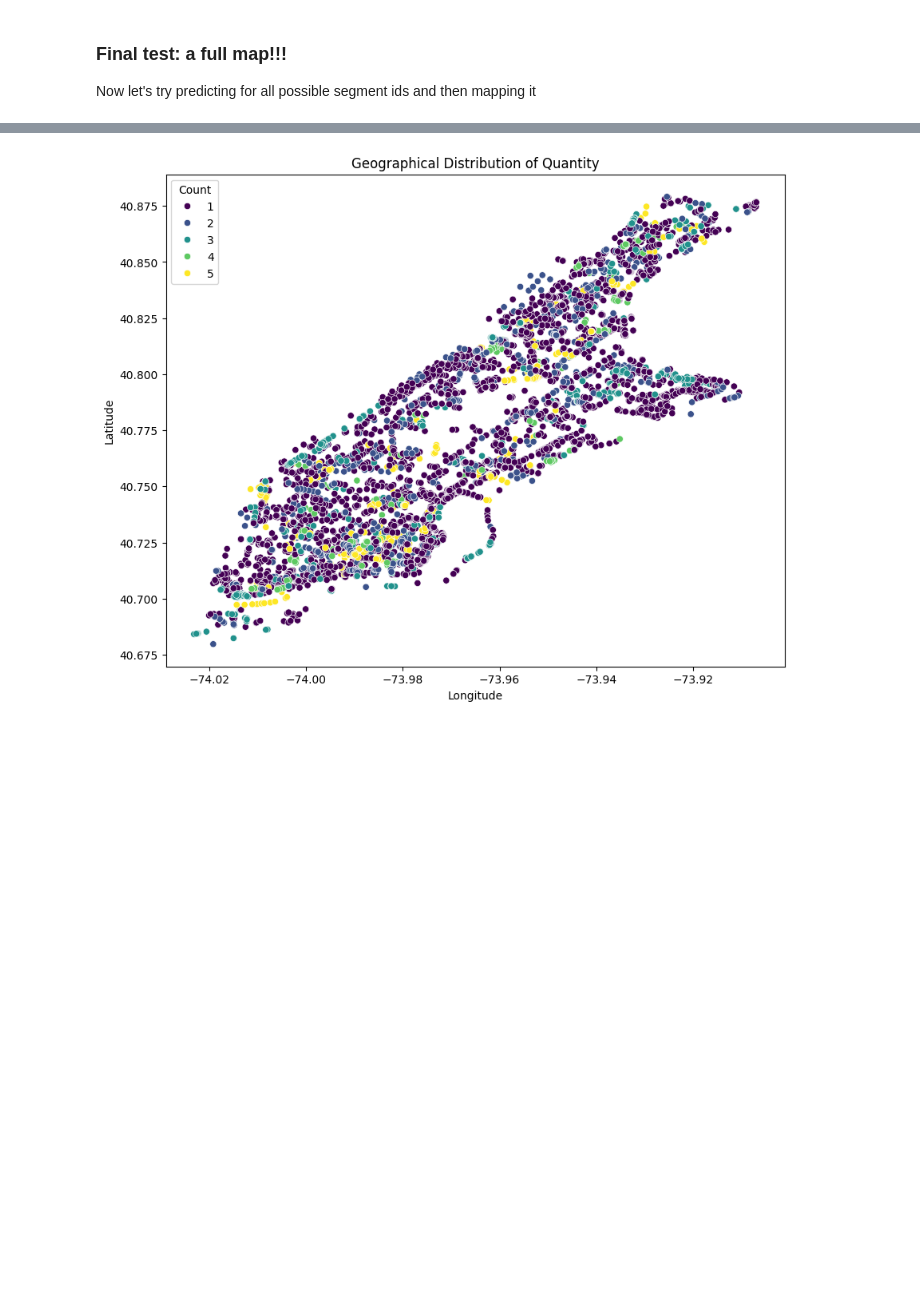
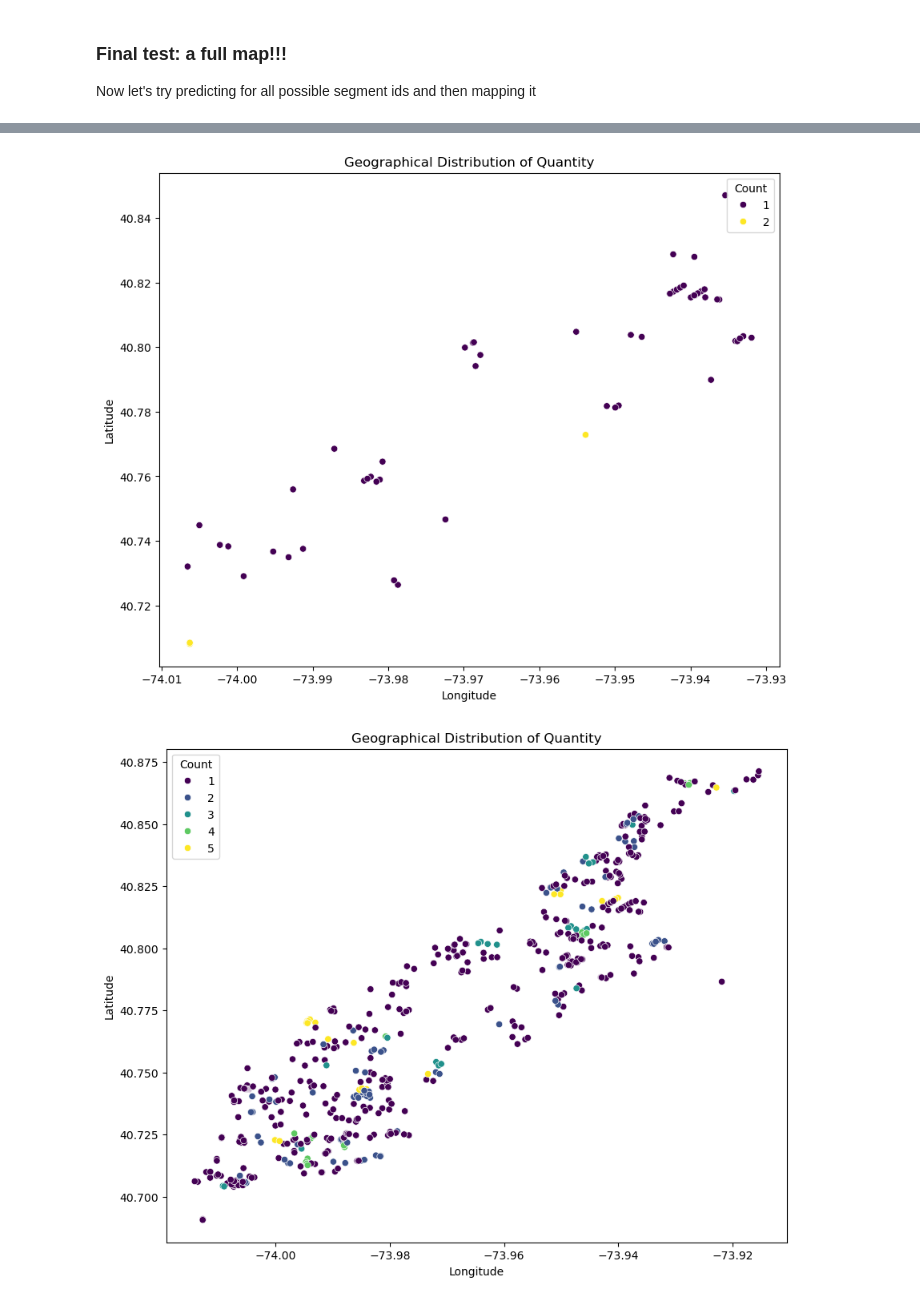
Before and after one commit to ziyuezhangd/accessibility-app, a Jupyter notebook: ml/noise-model-with-clustering.ipynb, the cells around one changed output, grey strips where cells are left out. Drawn from its saved outputs; the diff is of its cells as text; code cells hidden in the pictures; blank space fills up the shorter version.

```diff
--- a/ml/noise-model-with-clustering.ipynb
+++ b/ml/noise-model-with-clustering.ipynb
@@ -23,6 +23,6 @@ import geopandas as gpd
 # %%
 GDB_FILE = r"output/filtered-lion.gdb"
 
-lion_gdf = gpd.read_file(GDB_FILE, engine='pyogrio', layer='lion')
+lion_gdf = gpd.read_file(GDB_FILE, engine='pyogrio')
 lion_gdf['SegmentID'].unique().size
 # %% [output]
@@ -393,7 +393,3 @@ Name: count, dtype: int64
 # %% [markdown]
 ### Final test: a full map!!!
 Now let's try predicting for all possible segment ids and then mapping it
-# %%
-lion_gdf = gpd.read_file(GDB_FILE, engine='pyogrio', layer='lion')
-lion_gdf = lion_gdf[lion_gdf.LBoro == 1]
-all_segment_ids = lion_gdf['SegmentID'].unique()
@@ -432,8 +430,13 @@ def make_prediction(hour, day = None):
     test_pred_df['Predicted'] = res
     return test_pred_df
 # %%
+# Busy hours
 prediction_1 = make_prediction(1, 1)
 prediction_2 = make_prediction(1)
+
+# Quiet hours
+prediction_3 = make_prediction(5, 2)
+prediction_4 = make_prediction(5)
 # %%
 # Save time by only mapping greater than 0
 map_df = prediction_1[prediction_1['Predicted'] > 0]
@@ -443,9 +449,13 @@ map_segments(lion_gdf, map_df)
 # %%
 # Save time by only mapping greater than 0
-map_df = prediction_2[prediction_2['Predicted'] > 0]
+map_df = prediction_3[prediction_3['Predicted'] > 0]
 map_segments(lion_gdf, map_df)
+# Save time by only mapping greater than 0
+map_df = prediction_4[prediction_4['Predicted'] > 0]
+map_segments(lion_gdf, map_df)
 # %% [output]
-[figure, old version]
+[figure, new version]
+[figure, added]
 # %%
 # Try a generally quiet time
 prediction_3 = make_prediction(5)
```
Also changed, not shown: parts of 4 cells of this notebook, 8 other files.
